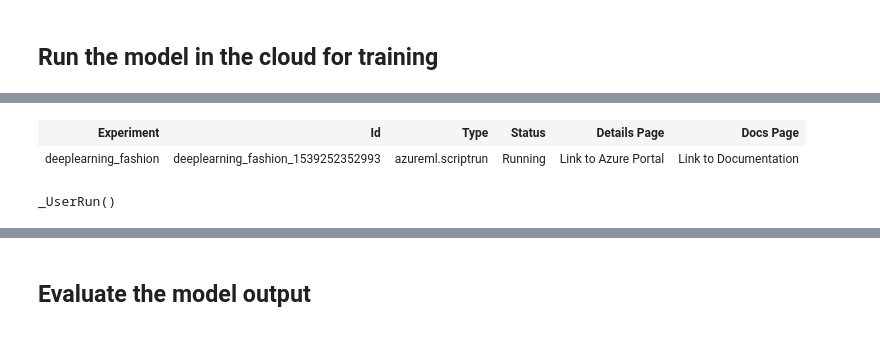
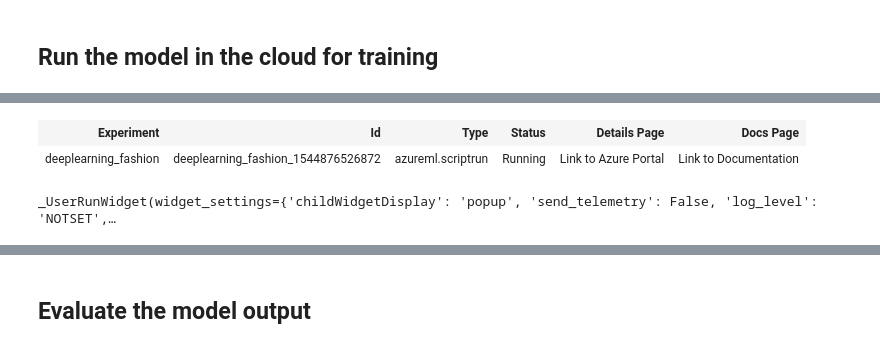
Before and after one commit to amynic/azureml-sdk-fashion, a Jupyter notebook: Fashion MNIST Image Classification - Azure ML SDK Training.ipynb, the cells around one changed output, grey strips where cells are left out. Drawn from its saved outputs; the diff is of its cells as text; code cells hidden in the pictures.

```diff
--- a/Fashion MNIST Image Classification - Azure ML SDK Training.ipynb
+++ b/Fashion MNIST Image Classification - Azure ML SDK Training.ipynb
@@ -232,17 +241,16 @@ est = Estimator(source_directory=script_folder,
                 entry_script='train.py',
                 conda_packages=['keras', 'scikit-learn'])
 # %%
-run = exp.submit(config=est)
+#run = exp.submit(config=est)
 run
 # %% [output]
 | Experiment | Id | Type | Status | Details Page | Docs Page |
-| deeplearning_fashion | deeplearning_fashion_1539252352993 | azureml.scriptrun | Running | Link to Azure Portal | Link to Documentation |
+| deeplearning_fashion | deeplearning_fashion_1544876526872 | azureml.scriptrun | Running | Link to Azure Portal | Link to Documentation |
 # %%
-from azureml.train.widgets import RunDetails
-RunDetails(run)
+from azureml.widgets import RunDetails
 RunDetails(run).show()
 # %% [output]
-_UserRun()
+_UserRunWidget(widget_settings={'childWidgetDisplay': 'popup', 'send_telemetry': False, 'log_level': 'NOTSET',…
 # %%
 run.wait_for_completion(show_output=True) # specify True for a verbose log
 # %% [output]
```
Also changed, not shown: parts of 15 cells of this notebook, 1 other file.
